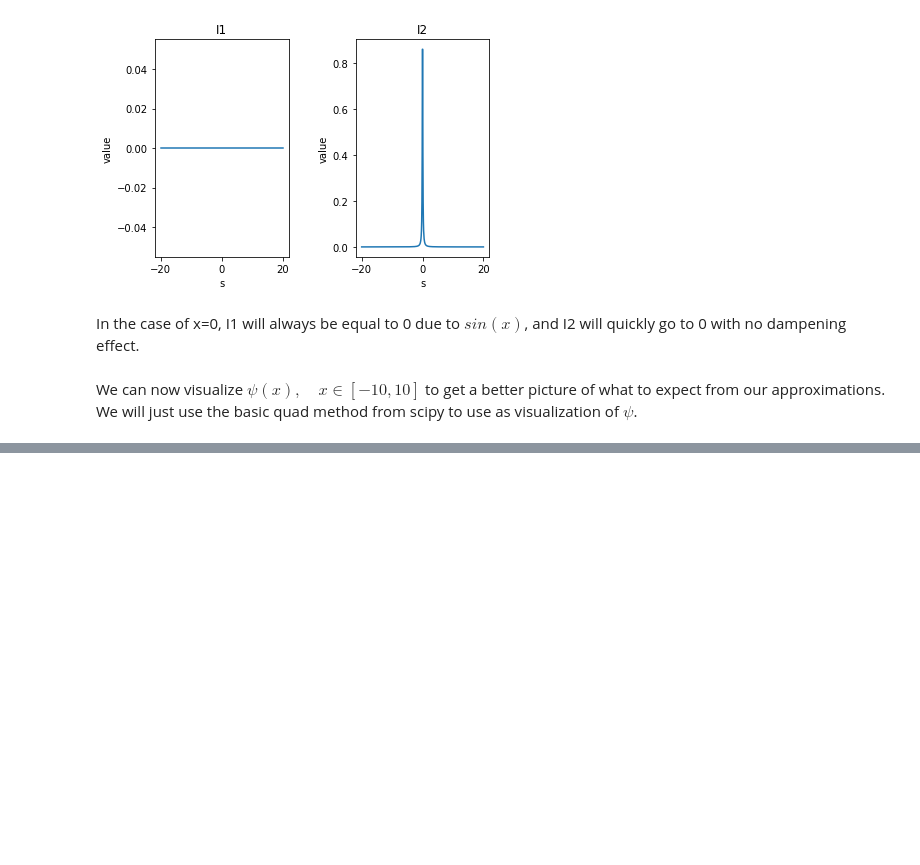
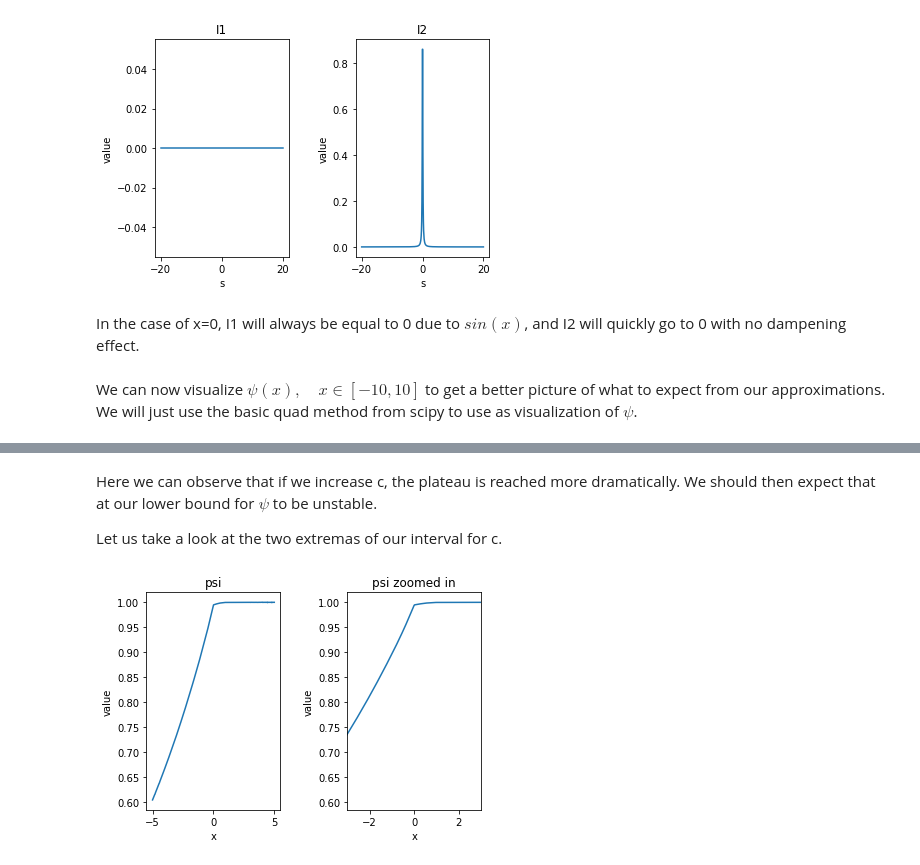
Before and after one commit to VijayStroup/ns-quadrature, a Jupyter notebook: nerve_quadrature.ipynb, the cells around one changed output, grey strips where cells are left out. Cells and saved outputs as stored; diff of their text form; code cells hidden in the pictures; blank space fills up the shorter version.

```diff
--- a/nerve_quadrature.ipynb
+++ b/nerve_quadrature.ipynb
@@ -197,0 +206,11 @@ plt.show()
+# %% [markdown]
+Here we can observe that if we increase c, the plateau is reached more dramatically.
+We should then expect that at our lower bound for $\psi$ to be unstable.
+
+Let us take a look at the two extremas of our interval for c.
+# %%
+c = 10
+xs = np.linspace(-5, 5, 500)
+plot_psi(xs, c)
+# %% [output]
+[figure, added]
```
Also changed, not shown: parts of 8 cells of this notebook.
